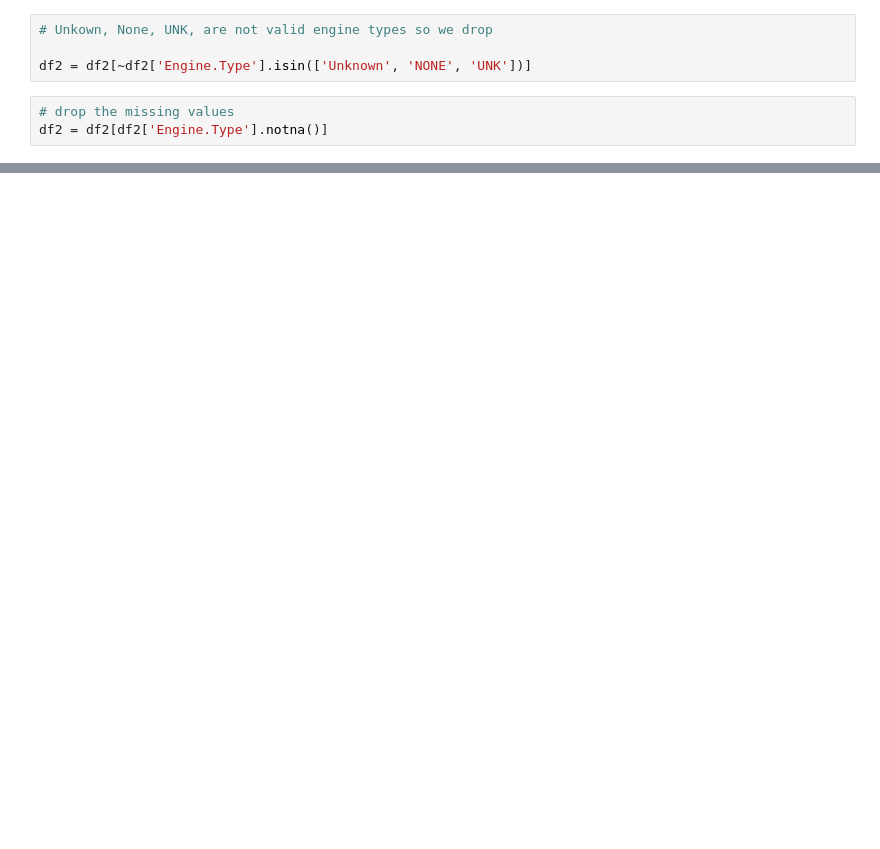
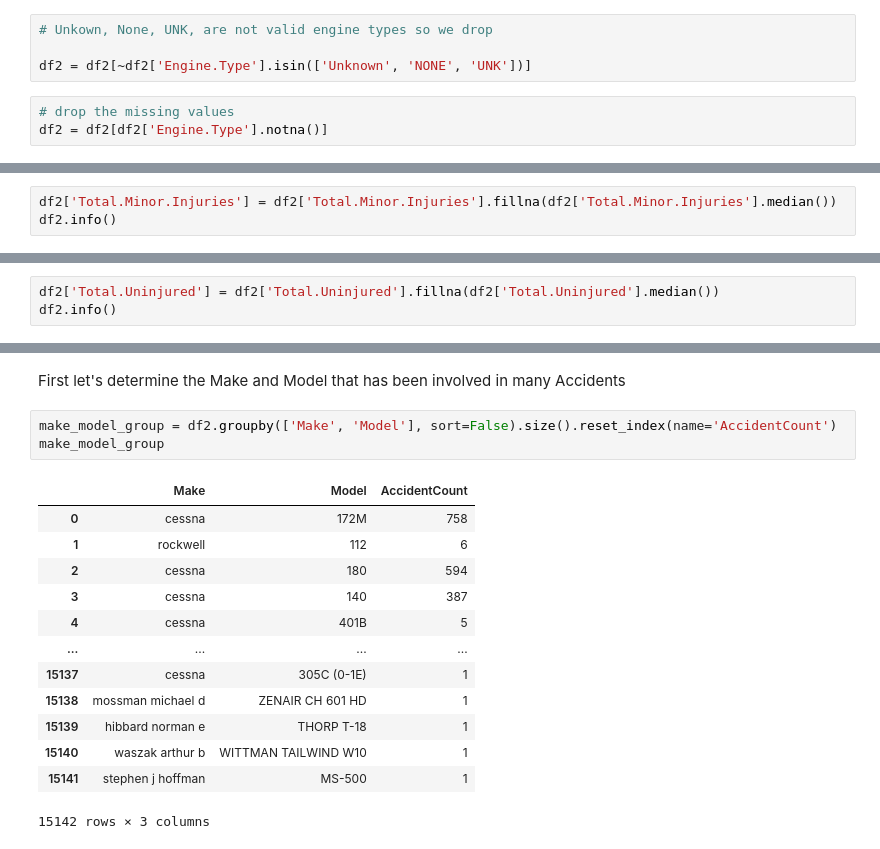
Before and after one commit to am-eric/EDA, a Jupyter notebook: EDA.ipynb, the cells around one changed output, grey strips where cells are left out. Drawn from its saved outputs; the diff is of its cells as text; blank space fills up the shorter version.

```diff
--- a/EDA.ipynb
+++ b/EDA.ipynb
@@ -487,0 +529,3 @@ df2.
+# %%
+df2['Total.Minor.Injuries'] = df2['Total.Minor.Injuries'].fillna(df2['Total.Minor.Injuries'].median())
+df2.info()
@@ -487,0 +580,3 @@ df2.
+# %%
+df2['Total.Uninjured'] = df2['Total.Uninjured'].fillna(df2['Total.Uninjured'].median())
+df2.info()
@@ -487,0 +665,19 @@ df2.
+# %% [markdown]
+First let's determine the Make and Model that has been involved in many Accidents
+# %%
+make_model_group = df2.groupby(['Make', 'Model'], sort=False).size().reset_index(name='AccidentCount')
+make_model_group
+# %% [output]
+|  | Make | Model | AccidentCount |
+| 0 | cessna | 172M | 758 |
+| 1 | rockwell | 112 | 6 |
+| 2 | cessna | 180 | 594 |
+| 3 | cessna | 140 | 387 |
+| 4 | cessna | 401B | 5 |
+| ... | ... | ... | ... |
+| 15137 | cessna | 305C (0-1E) | 1 |
+| 15138 | mossman michael d | ZENAIR CH 601 HD | 1 |
+| 15139 | hibbard norman e | THORP T-18 | 1 |
+| 15140 | waszak arthur b | WITTMAN TAILWIND W10 | 1 |
+| 15141 | stephen j hoffman | MS-500 | 1 |
+15142 rows × 3 columns
```
Also changed, not shown: parts of 57 cells of this notebook.
